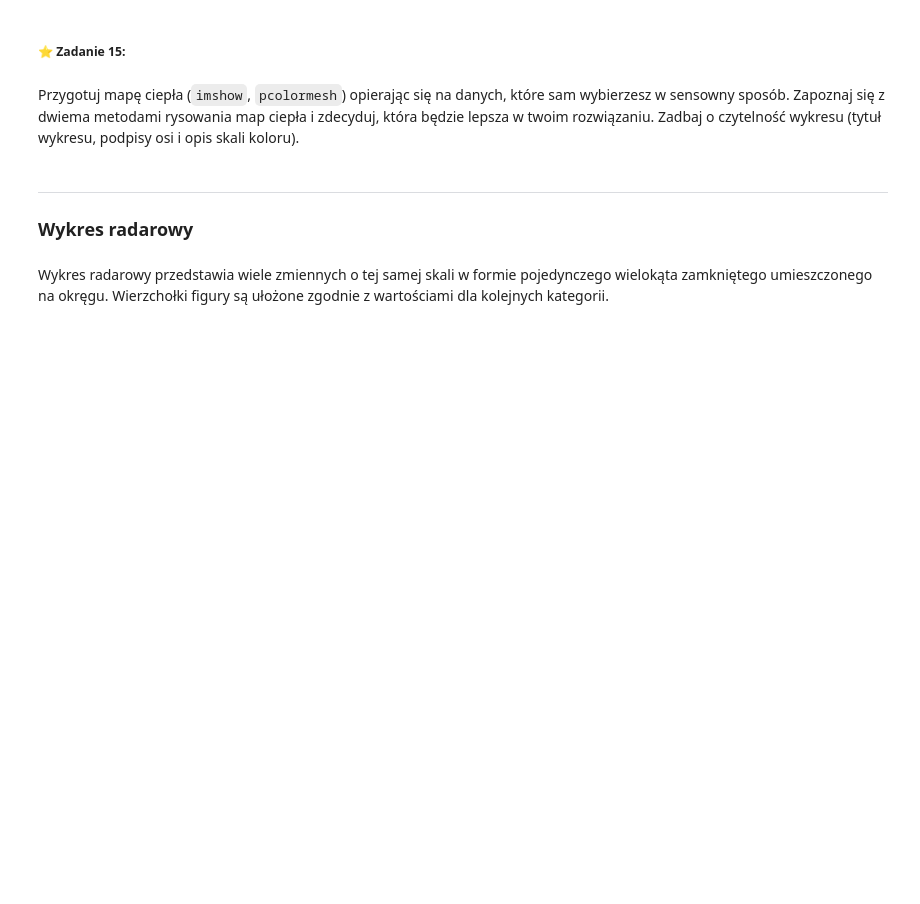
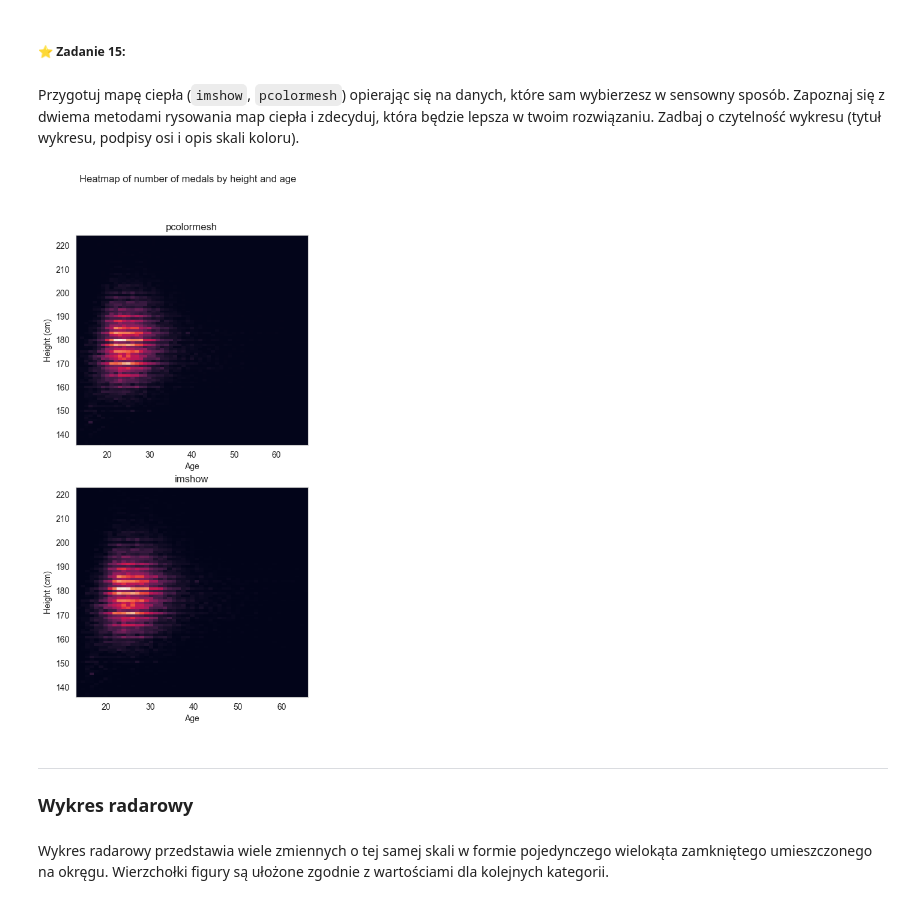
Before and after one commit to kambed/DataVisualization, a Jupyter notebook: matplotlib.ipynb, the cells around one changed output. Cells and saved outputs as stored; diff of their text form; code cells hidden in the pictures; blank space fills up the shorter version.

```diff
--- a/matplotlib.ipynb
+++ b/matplotlib.ipynb
@@ -377,3 +375,27 @@ Przygotuj mapę ciepła (`imshow`, `pcolormesh`) opierając się na danych, któ
+# %%
+medals_per_height_and_age = df[df.Medal != 'NA'].groupby(['Height', 'Age']).count()[['Medal']].reset_index()
+
+ages = sorted(medals_per_height_and_age['Age'].unique())
+heights = sorted(medals_per_height_and_age['Height'].unique())
+
+medals_per_height_and_age = medals_per_height_and_age.pivot(index='Height', columns='Age', values='Medal').fillna(0)
+
+fig, ax = plt.subplots(2, 1, figsize=(5, 10))
+
+fig.suptitle('Heatmap of number of medals by height and age')
+ax[0].pcolormesh(ages, heights, medals_per_height_and_age)
+ax[0].title.set_text('pcolormesh')
+ax[0].set_xlabel('Age')
+ax[0].set_ylabel('Height (cm)')
+
+ax[1].imshow(medals_per_height_and_age, aspect='auto', extent=[np.min(ages), np.max(ages), np.max(heights), np.min(heights)])
+ax[1].grid(False)
+ax[1].title.set_text('imshow')
+ax[1].set_xlabel('Age')
+ax[1].set_ylabel('Height (cm)')
+ax[1].invert_yaxis()
+# %% [output]
+[figure, added]
 # %% [markdown]
 -------------------
 ### Wykres radarowy
```
Also changed, not shown: parts of 2 cells of this notebook.
